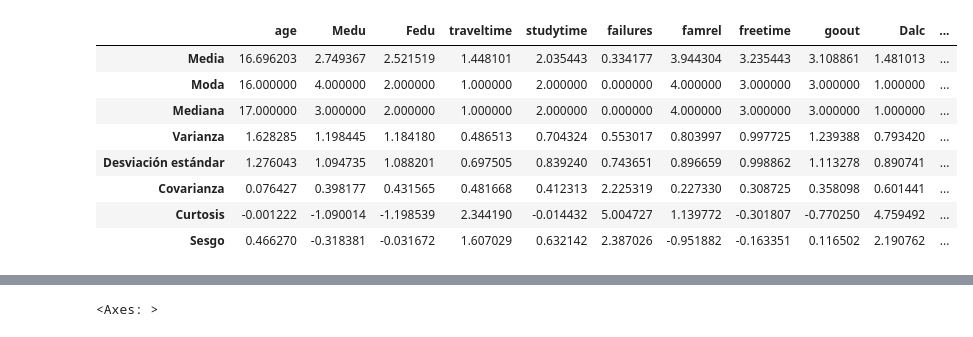
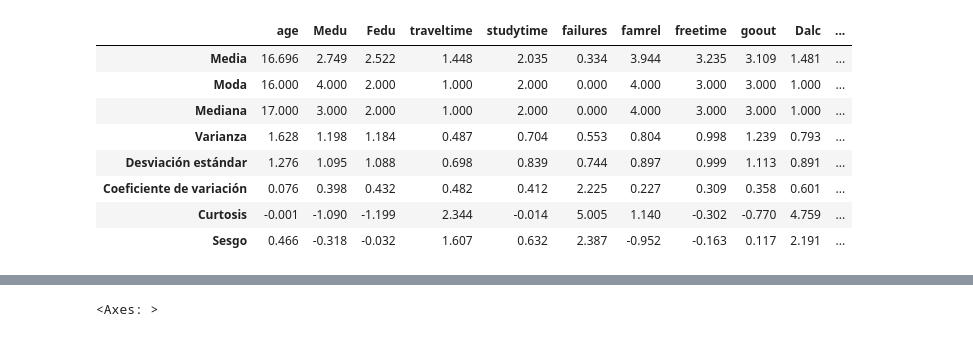
Before and after one commit to Charless96/ProyectoIa, a Jupyter notebook: proyectoErick.ipynb, the cells around one changed output, grey strips where cells are left out. Cells and saved outputs as stored; diff of their text form; code cells hidden in the pictures.

```diff
--- a/proyectoErick.ipynb
+++ b/proyectoErick.ipynb
@@ -59,26 +65,28 @@ colnames = dfMat.columns.values
 # %%
 #resumen estadistico
 dfMatRes = dfMat.agg(["mean",fnModa,"median","var","std",fnCV,"kurt","skew"])
 
 # Renombrar las filas
 dfMatRes = dfMatRes.rename(index={"mean": "Media",
                                   "fnModa": "Moda",
                                   "median": "Mediana",
                                   "var": "Varianza",
                                   "std": "Desviación estándar",
-                                  "fnCV": "Covarianza",
+                                  "fnCV": "Coeficiente de variación",
                                   "kurt": "Curtosis",
                                   "skew": "Sesgo"})
 
+dfMatRes = dfMatRes.round(3)
+
 dfMatRes
 # %% [output]
 |  | age | Medu | Fedu | traveltime | studytime | failures | famrel | freetime | goout | Dalc | ... |
-| Media | 16.696203 | 2.749367 | 2.521519 | 1.448101 | 2.035443 | 0.334177 | 3.944304 | 3.235443 | 3.108861 | 1.481013 | ... |
-| Moda | 16.000000 | 4.000000 | 2.000000 | 1.000000 | 2.000000 | 0.000000 | 4.000000 | 3.000000 | 3.000000 | 1.000000 | ... |
-| Mediana | 17.000000 | 3.000000 | 2.000000 | 1.000000 | 2.000000 | 0.000000 | 4.000000 | 3.000000 | 3.000000 | 1.000000 | ... |
-| Varianza | 1.628285 | 1.198445 | 1.184180 | 0.486513 | 0.704324 | 0.553017 | 0.803997 | 0.997725 | 1.239388 | 0.793420 | ... |
-| Desviación estándar | 1.276043 | 1.094735 | 1.088201 | 0.697505 | 0.839240 | 0.743651 | 0.896659 | 0.998862 | 1.113278 | 0.890741 | ... |
-| Covarianza | 0.076427 | 0.398177 | 0.431565 | 0.481668 | 0.412313 | 2.225319 | 0.227330 | 0.308725 | 0.358098 | 0.601441 | ... |
-| Curtosis | -0.001222 | -1.090014 | -1.198539 | 2.344190 | -0.014432 | 5.004727 | 1.139772 | -0.301807 | -0.770250 | 4.759492 | ... |
-| Sesgo | 0.466270 | -0.318381 | -0.031672 | 1.607029 | 0.632142 | 2.387026 | -0.951882 | -0.163351 | 0.116502 | 2.190762 | ... |
+| Media | 16.696 | 2.749 | 2.522 | 1.448 | 2.035 | 0.334 | 3.944 | 3.235 | 3.109 | 1.481 | ... |
+| Moda | 16.000 | 4.000 | 2.000 | 1.000 | 2.000 | 0.000 | 4.000 | 3.000 | 3.000 | 1.000 | ... |
+| Mediana | 17.000 | 3.000 | 2.000 | 1.000 | 2.000 | 0.000 | 4.000 | 3.000 | 3.000 | 1.000 | ... |
+| Varianza | 1.628 | 1.198 | 1.184 | 0.487 | 0.704 | 0.553 | 0.804 | 0.998 | 1.239 | 0.793 | ... |
+| Desviación estándar | 1.276 | 1.095 | 1.088 | 0.698 | 0.839 | 0.744 | 0.897 | 0.999 | 1.113 | 0.891 | ... |
+| Coeficiente de variación | 0.076 | 0.398 | 0.432 | 0.482 | 0.412 | 2.225 | 0.227 | 0.309 | 0.358 | 0.601 | ... |
+| Curtosis | -0.001 | -1.090 | -1.199 | 2.344 | -0.014 | 5.005 | 1.140 | -0.302 | -0.770 | 4.759 | ... |
+| Sesgo | 0.466 | -0.318 | -0.032 | 1.607 | 0.632 | 2.387 | -0.952 | -0.163 | 0.117 | 2.191 | ... |
 # %%
```
Also changed, not shown: parts of 8 cells of this notebook.
